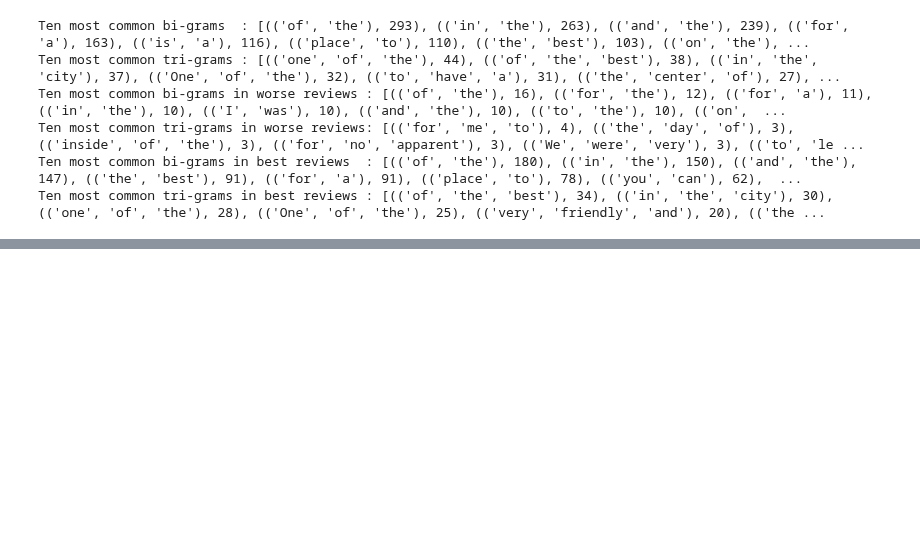
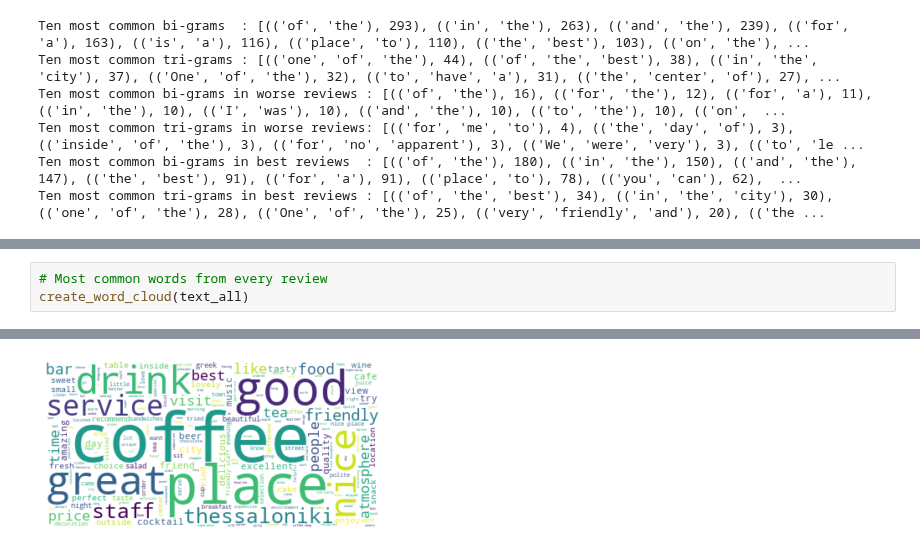
Before and after one commit to MnAppsNet/Web-Scraping-Tutorial, a Jupyter notebook: Basic_Visualizations.ipynb, the cells around one changed output, grey strips where cells are left out. Saved outputs shown, nothing was run; the diff lists cells and outputs as text; blank space fills up the shorter version.

```diff
--- a/Basic_Visualizations.ipynb
+++ b/Basic_Visualizations.ipynb
@@ -297,0 +316,4 @@ TypeError: unhashable type: 'list'
+# %%
+# Most common words from every review
+create_word_cloud(text_all)
+# %% [output]
@@ -297,0 +322 @@ TypeError: unhashable type: 'list'
+[figure, added]
```
Also changed, not shown: parts of 6 cells of this notebook.
